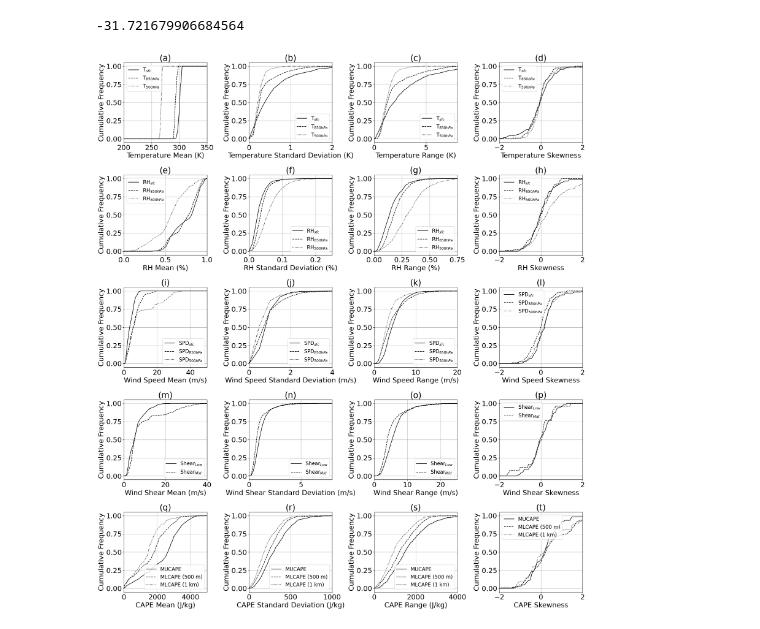
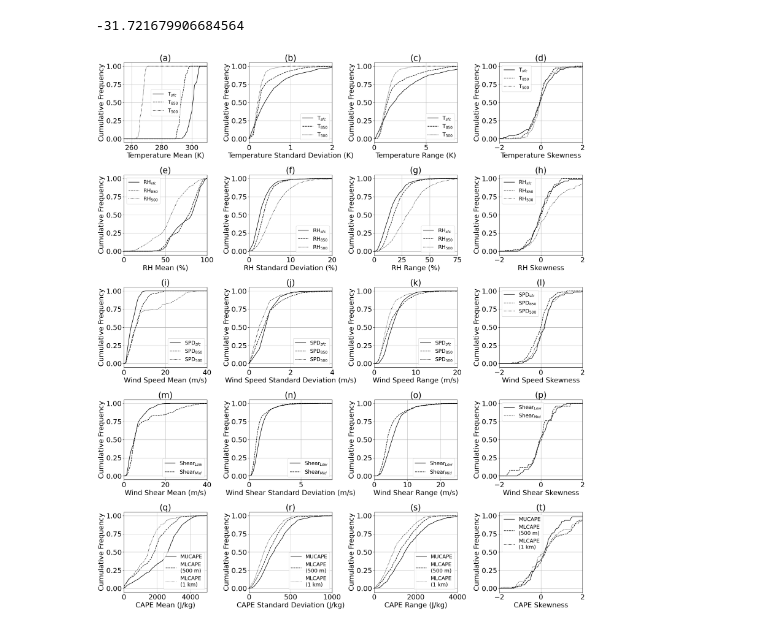
Before and after one commit to pjmarinescu/Analysis-for-Sub-Reanalysis-Scale-Variability-in-Convective-Environments, a Jupyter notebook: Figures/Plot_CumDist_All_Stats.ipynb, the cells around one changed output. Saved outputs shown, nothing was run; the diff lists cells and outputs as text; code cells hidden in the pictures.

```diff
--- a/Figures/Plot_CumDist_All_Stats.ipynb
+++ b/Figures/Plot_CumDist_All_Stats.ipynb
@@ -452,8 +452,7 @@ div = 1
 #st = 1 # Statistic to focus on 1 = Standard Deviation
 #stname = 'Stand. Dev. '
 #div = 3
-
-fs= 10
+fs= 12.5 # legend fontsize
 
 
 # Temperature Results
@@ -555,7 +554,7 @@ ax[3].grid()
 ax[3].set_xlim(np.array([0,20])/div)
 
 vararr = [27,25,26]
-vlbl = ['MUCAPE','MLCAPE (500 m)','MLCAPE (1 km)']
+vlbl = ['MUCAPE','MLCAPE\n(500 m)','MLCAPE\n(1 km)']
 vname = 'CAPE'
 sname = stname+'(J kg$^{-1}$)'
 cntc = 0
@@ -637,7 +636,7 @@ div = 1 # Scaling for plotting
 #stname = 'Stand. Dev. '
 #div = 3
 
-fs= 10 # Fontsize
+fs= 12.5 # Fontsize
 
 
 # Temperature Results
@@ -739,7 +738,7 @@ ax[3].grid()
 ax[3].set_xlim(np.array([0,20])/div)
 
 vararr = [27,25,26]
-vlbl = ['MUCAPE','MLCAPE (500 m)','MLCAPE (1 km)']
+vlbl = ['MUCAPE','MLCAPE\n(500 m)','MLCAPE\n(1 km)']
 vname = 'CAPE'
 sname = stname+'(J kg$^{-1}$)'
 cntc = 0
@@ -818,13 +817,13 @@ plt.rcParams.update({'font.size': 22})
 fig,ax = plt.subplots(5,4,figsize=[22,25])
 cccc = 0 # Case grouping (all)
 cc = 3 # Condensate threshold
-lfs = 16 # fontsize
+lfs = 16.5 # legend fontsize
 lss = ['-','--',':']
 lc = 'k'
 
 # Temperature Results
 vararr = [12,13,14]
-vlbl = ['T$_{sfc}$','T$_{850hPa}$','T$_{500hPa}$']
+vlbl = ['T$_{sfc}$','T$_{850}$','T$_{500}$']
 tlbl = ['(a)','(b)','(c)','(d)']
 vname = 'Temperature'
 sname = ['Mean (K)','Standard Deviation (K)','Range (K)','Skewness']
@@ -840,21 +839,24 @@ for st in np.arange(0,4):
     ax[0,st].set_title(tlbl[st])
     ax[0,st].legend(fontsize=lfs)
     ax[0,st].grid()
-ax[0,0].set_xlim([200,350])
+ax[0,0].set_xlim([255,310])
 ax[0,1].set_xlim([0,2])
 ax[0,2].set_xlim([0,8])
 ax[0,3].set_xlim([-2,2])
 
 # RH Results
 vararr = [8,9,10]
-vlbl = ['RH$_{sfc}$','RH$_{850hPa}$','RH$_{500hPa}$']
+vlbl = ['RH$_{sfc}$','RH$_{850}$','RH$_{500}$']
 tlbl = ['(e)','(f)','(g)','(h)']
 vname = 'RH'
 sname = ['Mean (%)','Standard Deviation (%)','Range (%)','Skewness']
 for st in np.arange(0,4):
     cntv = 0
     for v in vararr:
-        ax[1,st].plot(bins_all[cccc,cc,v,st],cdata_all[cccc,cc,v,st],c = lc,ls=lss[cntv],label=vlbl[cntv])
+        if st == 3: # Skewness distribution so no adjustment needed
+            ax[1,st].plot(bins_all[cccc,cc,v,st],cdata_all[cccc,cc,v,st],c = lc,ls=lss[cntv],label=vlbl[cntv])
+        else: # convert RH to % by multiplying by 100
+            ax[1,st].plot(bins_all[cccc,cc,v,st]*100,cdata_all[cccc,cc,v,st],c = lc,ls=lss[cntv],label=vlbl[cntv])
         cntv = cntv + 1
 
     ax[1,st].set_xlabel(vname+' '+sname[st])
@@ -864,9 +866,9 @@ for st in np.arange(0,4):
     ax[1,st].legend(fontsize=lfs)
     ax[1,st].grid()
 
-ax[1,0].set_xlim([0,1.0])
-ax[1,1].set_xlim([0,0.25])
-ax[1,2].set_xlim([0,0.75])
+ax[1,0].set_xlim([0,100])
+ax[1,1].set_xlim([0,20])
+ax[1,2].set_xlim([0,75])
 ax[1,3].set_xlim([-2,2])
 
 # Wind Speed Results
@@ -874,7 +876,7 @@ vararr = [16,17,18]
 tlbl = ['(i)','(j)','(k)','(l)']
 vname = 'Wind Speed'
 sname = ['Mean (m/s)','Standard Deviation (m/s)','Range (m/s)','Skewness']
-vlbl = ['SPD$_{sfc}$','SPD$_{850hPa}$','SPD$_{500hPa}$']
+vlbl = ['SPD$_{sfc}$','SPD$_{850}$','SPD$_{500}$']
 for st in np.arange(0,4):
     cntv = 0
     for v in vararr:
@@ -888,7 +890,7 @@ for st in np.arange(0,4):
     ax[2,st].legend(fontsize=lfs)
     ax[2,st].grid()
 
-ax[2,0].set_xlim([0,50])
+ax[2,0].set_xlim([0,40])
 ax[2,1].set_xlim([0,4])
 ax[2,2].set_xlim([0,20])
 ax[2,3].set_xlim([-2,2])
@@ -918,32 +920,33 @@ ax[3,1].set_xlim([0,8])
 ax[3,2].set_xlim([0,25])
 ax[3,3].set_xlim([-2,2])
 
 vararr = [27,25,26]
-vlbl = ['MUCAPE','MLCAPE (500 m)','MLCAPE (1 km)']
+vlbl = ['MUCAPE','MLCAPE\n(500 m)','MLCAPE\n(1 km)']
 tlbl = ['(q)','(r)','(s)','(t)']
 vname = 'CAPE'
 sname = ['Mean (J/kg)','Standard Deviation (J/kg)','Range (J/kg)','Skewness']
 
 for st in np.arange(0,4):
     cntv = 0
     for v in vararr:
+
         ax[4,st].plot(bins_all[cccc,cc,v,st],cdata_all[cccc,cc,v,st],c = lc,ls=lss[cntv],label=vlbl[cntv])
         cntv = cntv + 1
 
     ax[4,st].set_xlabel(vname+' '+sname[st])
     ax[4,st].set_ylabel('Cumulative Frequency')
     ax[4,st].set_yticks([0,0.25,0.5,0.75,1.0])
     ax[4,st].legend(fontsize=lfs)
     ax[4,st].set_title(tlbl[st])
     ax[4,st].grid()
 
 ax[4,0].set_xlim([0,5000])
 ax[4,1].set_xlim([0,1000])
 ax[4,2].set_xlim([0,4000])
 ax[4,3].set_xlim([-2,2])
 
 plt.tight_layout()
 plt.savefig(savepath+'FigureS01'+saveaddf+'.pdf')
 plt.savefig(savepath+'FigureS01'+saveaddf+'.png')
 # %% [output]
-[figure, old version]
+[figure, new version]
```
Also changed, not shown: parts of 2 cells of this notebook, 2 other files.
